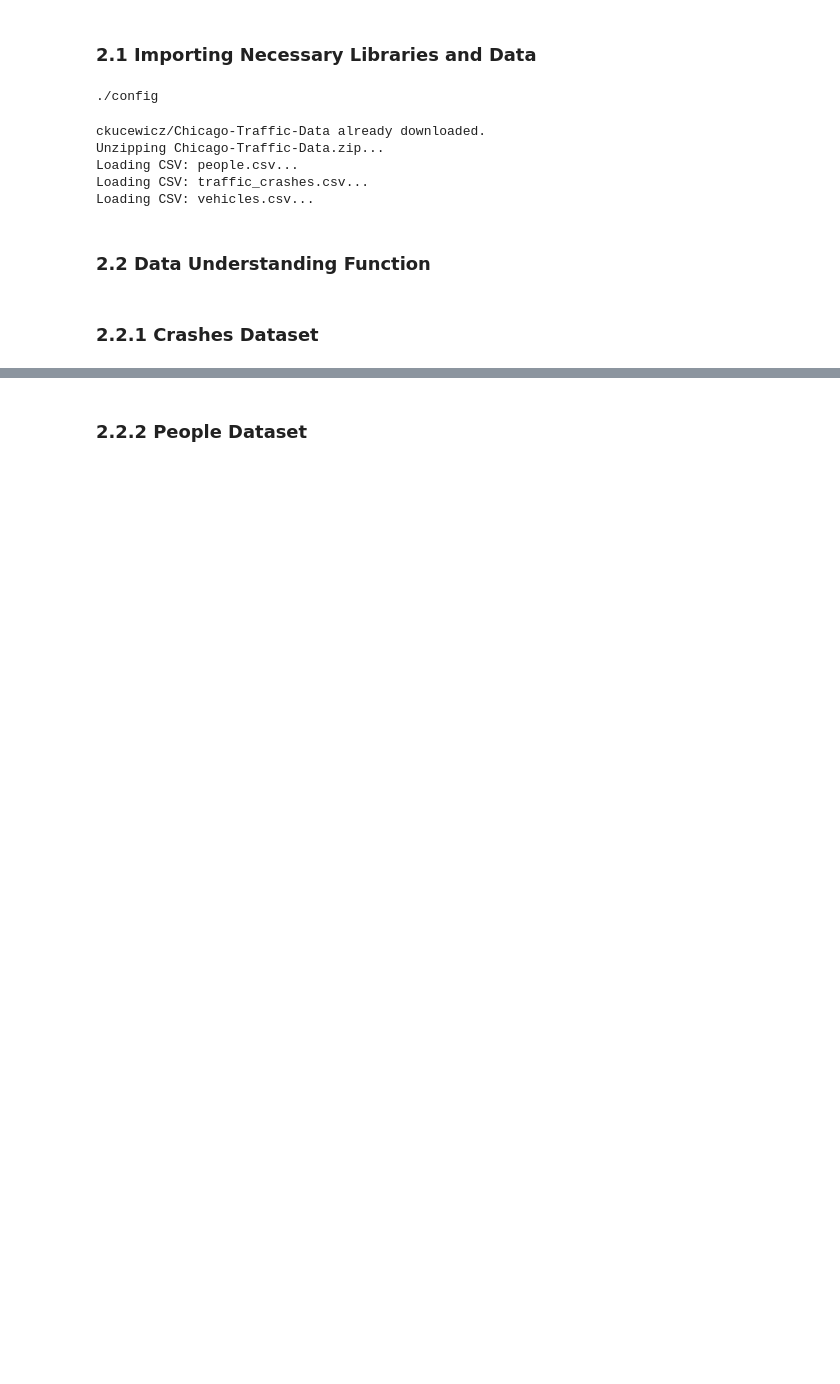
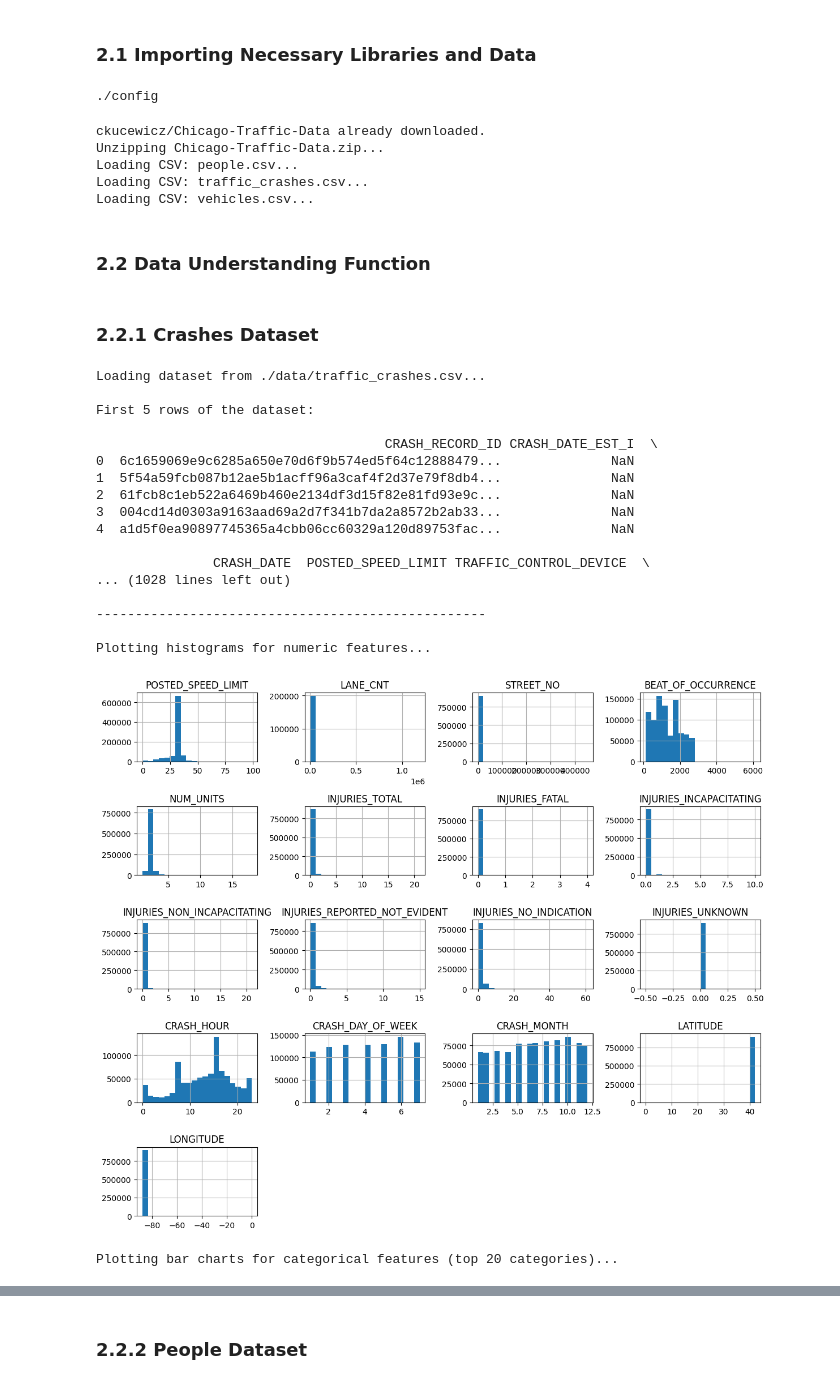
Before and after one commit to ckucewicz/traffic_crash_prediction, a Jupyter notebook: notebook.ipynb, the cells around one changed output, grey strips where cells are left out. Cells and saved outputs as stored; diff of their text form; code cells hidden in the pictures; blank space fills up the shorter version.

```diff
--- a/notebook.ipynb
+++ b/notebook.ipynb
@@ -255,4 +250,24 @@ def dataset_understanding(dataset_path, date_col=None):
 ### 2.2.1 Crashes Dataset
 # %%
 # Data understanding for Crashes dataset
-crashes_df = dataset_understanding('./data/Traffic_Crashes_-_Crashes_20241213.csv', date_col='CRASH_DATE')
+crashes_df = dataset_understanding('./data/traffic_crashes.csv', date_col='CRASH_DATE')
+# %% [output]
+Loading dataset from ./data/traffic_crashes.csv...
+
+First 5 rows of the dataset:
+
+                                     CRASH_RECORD_ID CRASH_DATE_EST_I  \
+0  6c1659069e9c6285a650e70d6f9b574ed5f64c12888479...              NaN
+1  5f54a59fcb087b12ae5b1acff96a3caf4f2d37e79f8db4...              NaN
+2  61fcb8c1eb522a6469b460e2134df3d15f82e81fd93e9c...              NaN
+3  004cd14d0303a9163aad69a2d7f341b7da2a8572b2ab33...              NaN
+4  a1d5f0ea90897745365a4cbb06cc60329a120d89753fac...              NaN
+
+               CRASH_DATE  POSTED_SPEED_LIMIT TRAFFIC_CONTROL_DEVICE  \
+... (1028 lines left out)
+
+--------------------------------------------------
+
+Plotting histograms for numeric features...
+[figure, added]
+Plotting bar charts for categorical features (top 20 categories)...
```
Also changed, not shown: parts of 6 cells of this notebook, 1 other file.
